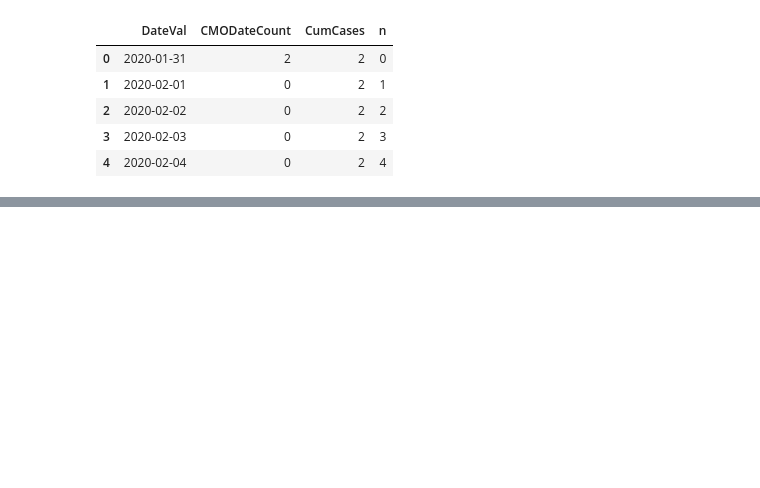
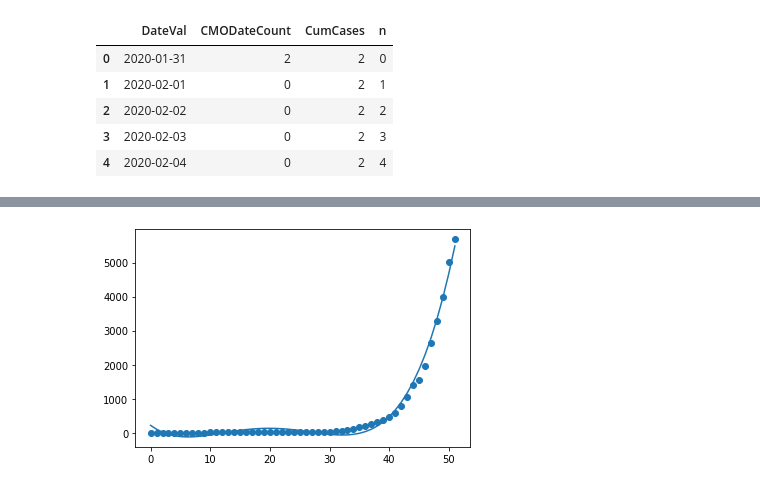
Before and after one commit to nearlyripe/DataprojectThree, a Jupyter notebook: Coronavirus Dashboard.ipynb, the cells around one changed output, grey strips where cells are left out. Cells and saved outputs as stored; diff of their text form; code cells hidden in the pictures; blank space fills up the shorter version.

```diff
--- a/Coronavirus Dashboard.ipynb
+++ b/Coronavirus Dashboard.ipynb
@@ -250,0 +249,14 @@ plt.plot(predictive, linear2.predict(poly4.fit_transform(predictive)))
+# %%
+# Well this is very cool. 100 day forecast achieved.
+# Tabulated for ease of viewing
+
+# (n.b, tabulation took 20 mins as predictive is 2d. A N G E R Y.)
+
+x = predictive.ravel()
+y = linear2.predict(poly4.fit_transform(predictive))
+
+print(x)
+print(y)
+d = np.vstack((x, y))
+df = pd.DataFrame(data = d)
+print (df)
@@ -250,0 +290,21 @@ plt.plot(predictive, linear2.predict(poly4.fit_transform(predictive)))
+# %%
+# As this is ultimately a predictive model that will change over time, why not save each
+# output to track how the situation changes
+
+from datetime import date as dt
+import openpyxl
+
+Current_Date = dt.today().strftime("%d-%b-%Y")
+
+writer = pd.ExcelWriter(Current_Date + '_Model.xlsx')
+df.to_excel(writer, 'model', 'UTF-8')
+writer.save()
+
+# Had to segregate so they plotted on different axis
+
+plt.scatter(dailyCases.n, dailyCases.CumCases)
+plt.plot(dailyCases.n, linear2.predict(poly4.fit_transform(cumulative)))
+plt.figsize=(40, 10)
+plt.savefig(Current_Date + '_Model_Grap')
+# %% [output]
+[figure, added]
```
Also changed, not shown: parts of 16 cells of this notebook, 4 other files.
